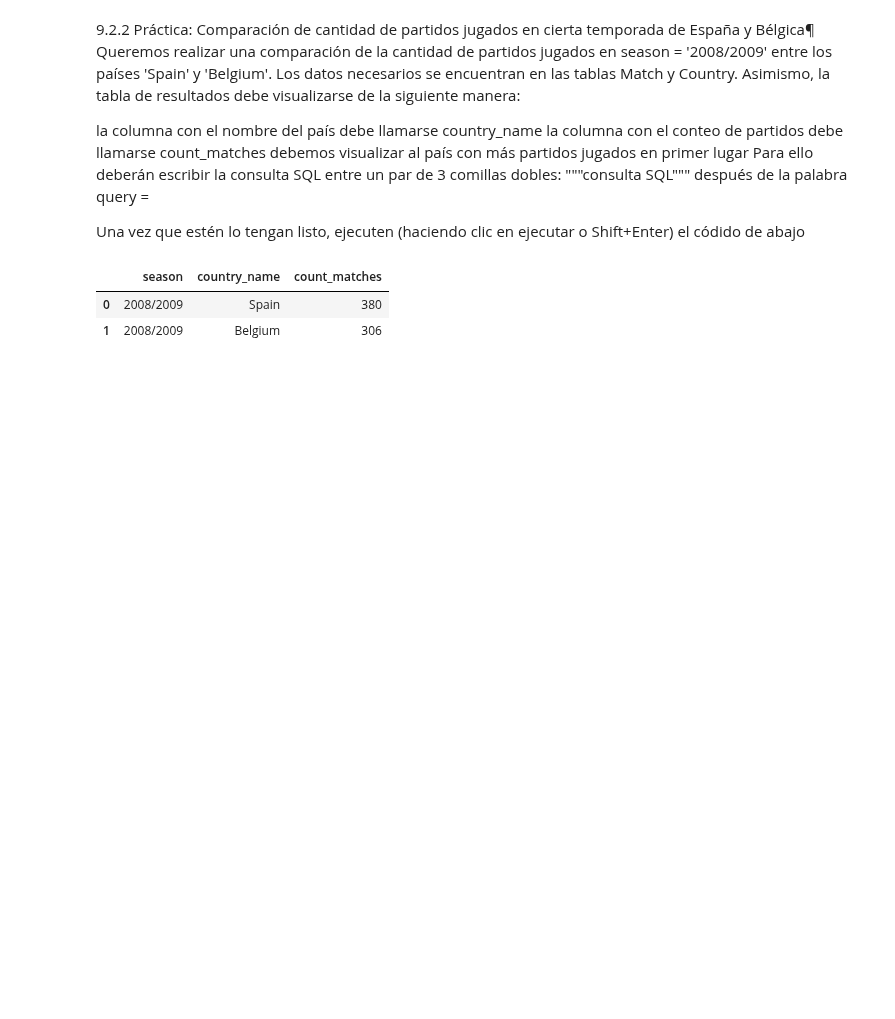
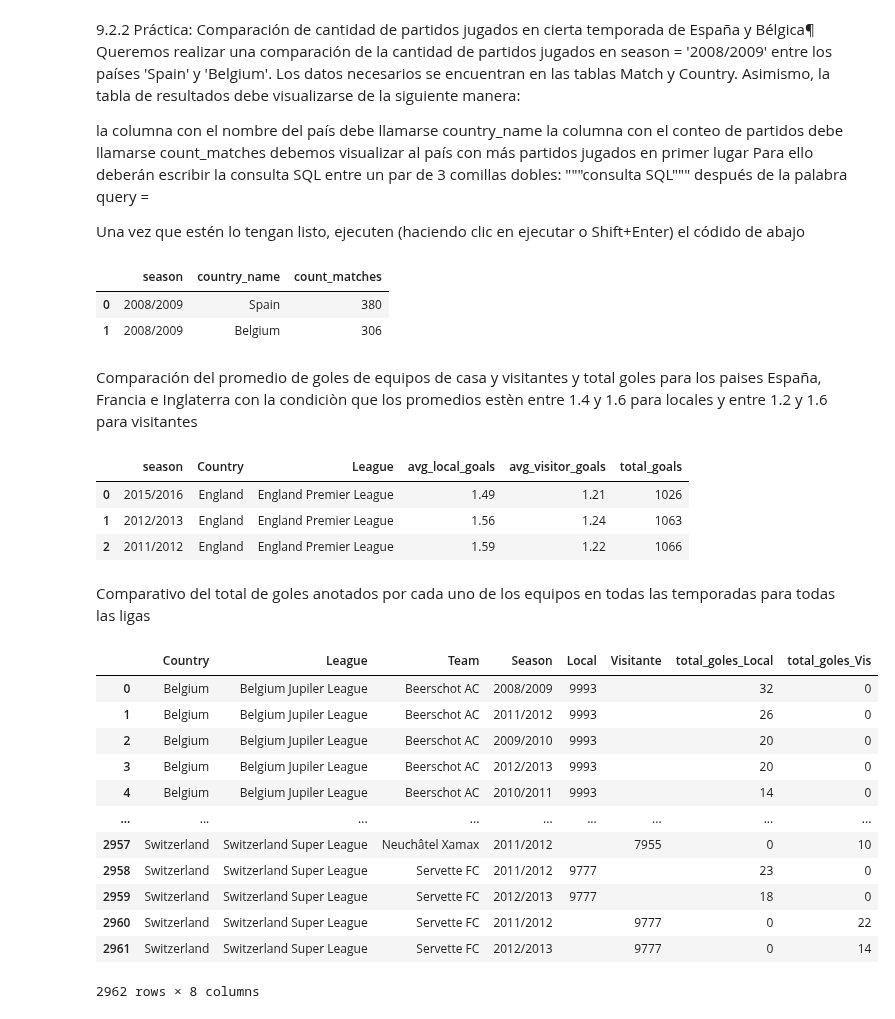
Before and after one commit to DeisyW/Talento_Tech, a Jupyter notebook: Taller_SQL_DWR.ipynb, the cells around one changed output. Saved outputs shown, nothing was run; the diff lists cells and outputs as text; code cells hidden in the pictures; blank space fills up the shorter version.

```diff
--- a/Taller_SQL_DWR.ipynb
+++ b/Taller_SQL_DWR.ipynb
@@ -875,3 +875,79 @@ country_matches
 |  | season | country_name | count_matches |
 | 0 | 2008/2009 | Spain | 380 |
 | 1 | 2008/2009 | Belgium | 306 |
+# %% [markdown]
+Comparación del promedio de goles de equipos de casa y visitantes y total goles para  los paises España, Francia e Inglaterra con la condiciòn  que los promedios estèn entre 1.4 y 1.6 para locales y entre 1.2 y 1.6 para visitantes
+# %%
+query = """ SELECT season,
+            Country.name                          AS Country,
+            League.name                           AS League,
+            ROUND(AVG(Match.home_team_goal),2)    AS avg_local_goals,    --Promedio goles locales
+            ROUND(AVG(Match.away_team_goal),2)    AS avg_visitor_goals,  --Promedio goles visitantes
+            SUM(home_team_goal + away_team_goal)  AS total_goals
+        FROM Match
+            JOIN Country ON Country.id = Match.country_id
+            JOIN League ON League.id = Match.league_id
+        WHERE Country.name IN ('Spain', 'France', 'England')
+        GROUP BY season, League
+        HAVING avg_local_goals BETWEEN 1.4 AND 1.6 AND avg_visitor_goals BETWEEN 1.2 AND 1.6
+        ORDER BY season DESC;"""
+
+goals_by_season = pd.read_sql(query, conn)
+goals_by_season
+# %% [output]
+|  | season | Country | League | avg_local_goals | avg_visitor_goals | total_goals |
+| 0 | 2015/2016 | England | England Premier League | 1.49 | 1.21 | 1026 |
+| 1 | 2012/2013 | England | England Premier League | 1.56 | 1.24 | 1063 |
+| 2 | 2011/2012 | England | England Premier League | 1.59 | 1.22 | 1066 |
+# %% [markdown]
+Comparativo del total de goles anotados por cada uno de los equipos en todas las temporadas para todas las ligas
+# %%
+query = """
+select
+    Country.name              AS Country,
+    League.name               AS League,
+  	Team.team_long_name       AS Team,
+	  Match.season              AS Season,
+	  Match.home_team_api_id    AS Local,
+	  ''                        AS Visitante,
+    sum(Match.home_team_goal) AS total_goles_Local,
+    sum(0)                    AS total_goles_Vis
+from Match
+    JOIN Country ON Country.id = Match.country_id
+    JOIN League ON League.id = Match.league_id
+		JOIN Team ON Team.team_api_id = Match.home_team_api_id
+group by Country, League, Team, Season, local, visitante
+UNION
+select
+	  Country.name              AS Country,
+    League.name               AS League,
+	  Team.team_long_name				AS Team,
+	  Match.season						  AS Season,
+	  '' 									      AS Local,
+	  Match.away_team_api_id 		AS Visitante,
+    sum(0)                    AS total_goles_Local,
+    sum(Match.away_team_goal) AS total_goles_Vis
+from Match
+    JOIN Country ON Country.id = Match.country_id
+    JOIN League ON League.id = Match.league_id
+		JOIN Team ON Team.team_api_id = Match.away_team_api_id
+group by Country, League, Team, Season, local, visitante
+order by Country, League, Team, total_goles_Local desc, total_goles_vis DESC
+"""
+
+goals_by_local_visitor = pd.read_sql(query, conn)
+goals_by_local_visitor
+# %% [output]
+|  | Country | League | Team | Season | Local | Visitante | total_goles_Local | total_goles_Vis |
+| 0 | Belgium | Belgium Jupiler League | Beerschot AC | 2008/2009 | 9993 |  | 32 | 0 |
+| 1 | Belgium | Belgium Jupiler League | Beerschot AC | 2011/2012 | 9993 |  | 26 | 0 |
+| 2 | Belgium | Belgium Jupiler League | Beerschot AC | 2009/2010 | 9993 |  | 20 | 0 |
+| 3 | Belgium | Belgium Jupiler League | Beerschot AC | 2012/2013 | 9993 |  | 20 | 0 |
+| 4 | Belgium | Belgium Jupiler League | Beerschot AC | 2010/2011 | 9993 |  | 14 | 0 |
+| ... | ... | ... | ... | ... | ... | ... | ... | ... |
+| 2957 | Switzerland | Switzerland Super League | Neuchâtel Xamax | 2011/2012 |  | 7955 | 0 | 10 |
+| 2958 | Switzerland | Switzerland Super League | Servette FC | 2011/2012 | 9777 |  | 23 | 0 |
+| 2959 | Switzerland | Switzerland Super League | Servette FC | 2012/2013 | 9777 |  | 18 | 0 |
+| 2960 | Switzerland | Switzerland Super League | Servette FC | 2011/2012 |  | 9777 | 0 | 22 |
+| 2961 | Switzerland | Switzerland Super League | Servette FC | 2012/2013 |  | 9777 | 0 | 14 |
+2962 rows × 8 columns
```
